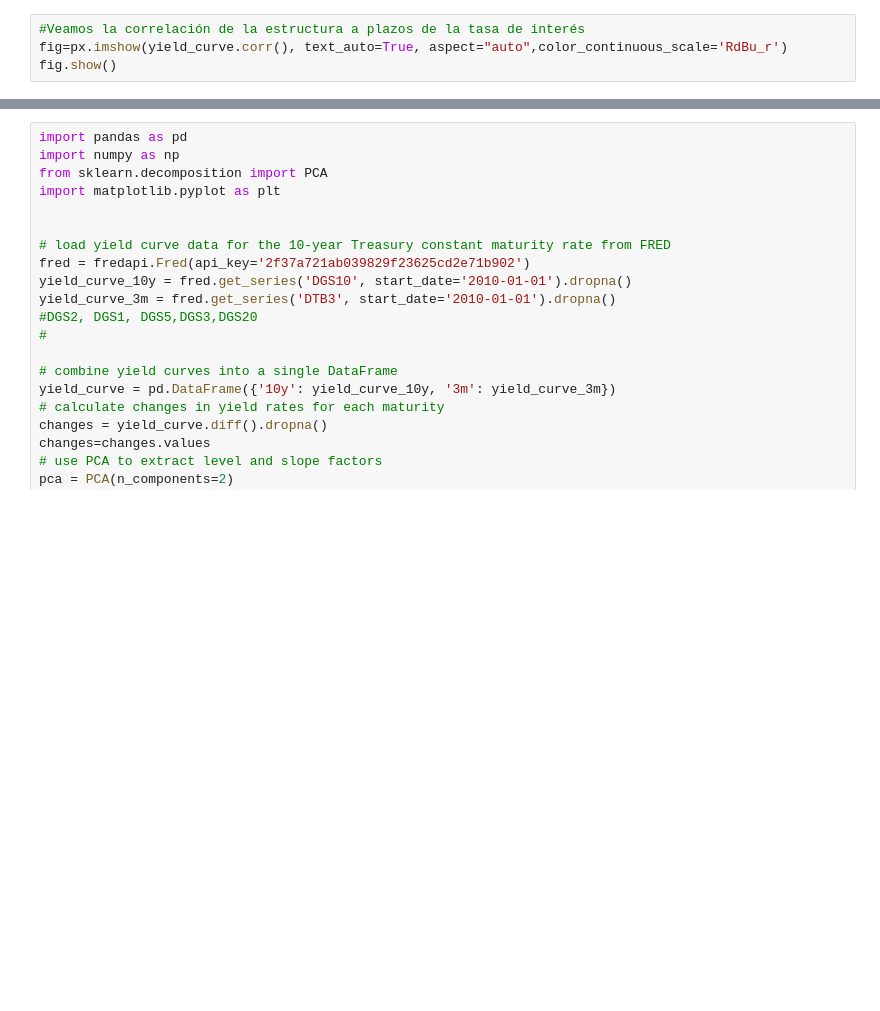
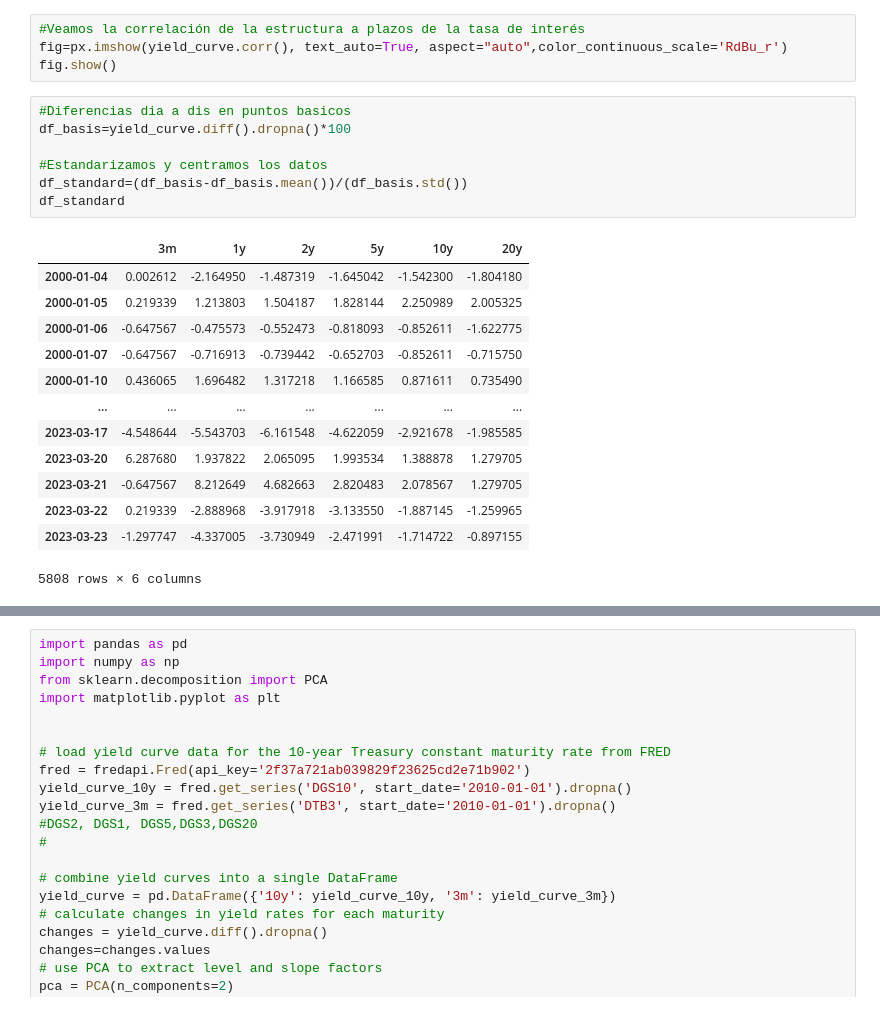
Before and after one commit to jisazac/pythonfinanzaseafit, a Jupyter notebook: Clase_9_riesgos.ipynb, the cells around one changed output, grey strips where cells are left out. Cells and saved outputs as stored; diff of their text form; blank space fills up the shorter version.

```diff
--- a/Clase_9_riesgos.ipynb
+++ b/Clase_9_riesgos.ipynb
@@ -71,3 +71,24 @@ Observamos que la estructura  está altamente correlacionada, en particular, ent
 #Veamos la correlación de la estructura a plazos de la tasa de interés
 fig=px.imshow(yield_curve.corr(), text_auto=True, aspect="auto",color_continuous_scale='RdBu_r')
 fig.show()
+# %%
+#Diferencias dia a dis en puntos basicos
+df_basis=yield_curve.diff().dropna()*100
+
+#Estandarizamos y centramos los datos
+df_standard=(df_basis-df_basis.mean())/(df_basis.std())
+df_standard
+# %% [output]
+|  | 3m | 1y | 2y | 5y | 10y | 20y |
+| 2000-01-04 | 0.002612 | -2.164950 | -1.487319 | -1.645042 | -1.542300 | -1.804180 |
+| 2000-01-05 | 0.219339 | 1.213803 | 1.504187 | 1.828144 | 2.250989 | 2.005325 |
+| 2000-01-06 | -0.647567 | -0.475573 | -0.552473 | -0.818093 | -0.852611 | -1.622775 |
+| 2000-01-07 | -0.647567 | -0.716913 | -0.739442 | -0.652703 | -0.852611 | -0.715750 |
+| 2000-01-10 | 0.436065 | 1.696482 | 1.317218 | 1.166585 | 0.871611 | 0.735490 |
+| ... | ... | ... | ... | ... | ... | ... |
+| 2023-03-17 | -4.548644 | -5.543703 | -6.161548 | -4.622059 | -2.921678 | -1.985585 |
+| 2023-03-20 | 6.287680 | 1.937822 | 2.065095 | 1.993534 | 1.388878 | 1.279705 |
+| 2023-03-21 | -0.647567 | 8.212649 | 4.682663 | 2.820483 | 2.078567 | 1.279705 |
+| 2023-03-22 | 0.219339 | -2.888968 | -3.917918 | -3.133550 | -1.887145 | -1.259965 |
+| 2023-03-23 | -1.297747 | -4.337005 | -3.730949 | -2.471991 | -1.714722 | -0.897155 |
+5808 rows × 6 columns
```
Also changed, not shown: parts of 4 cells of this notebook.
